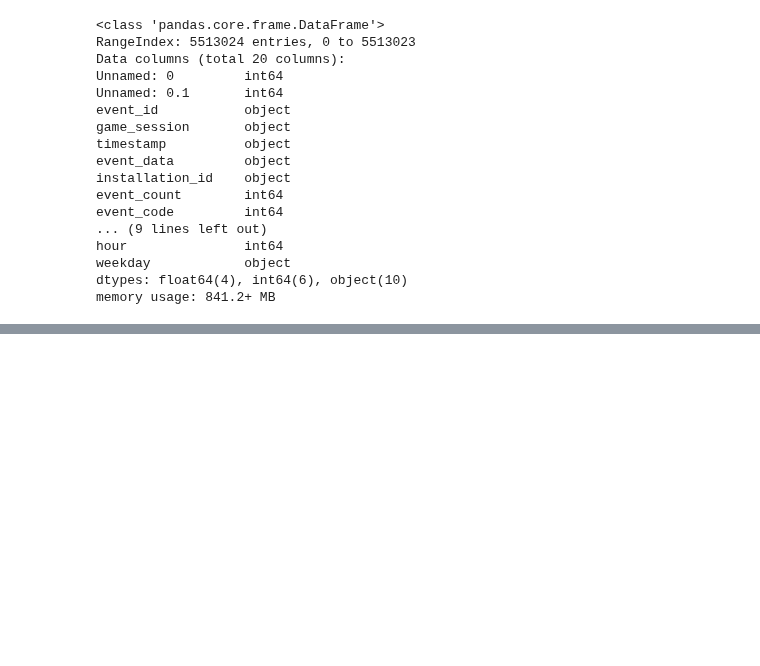
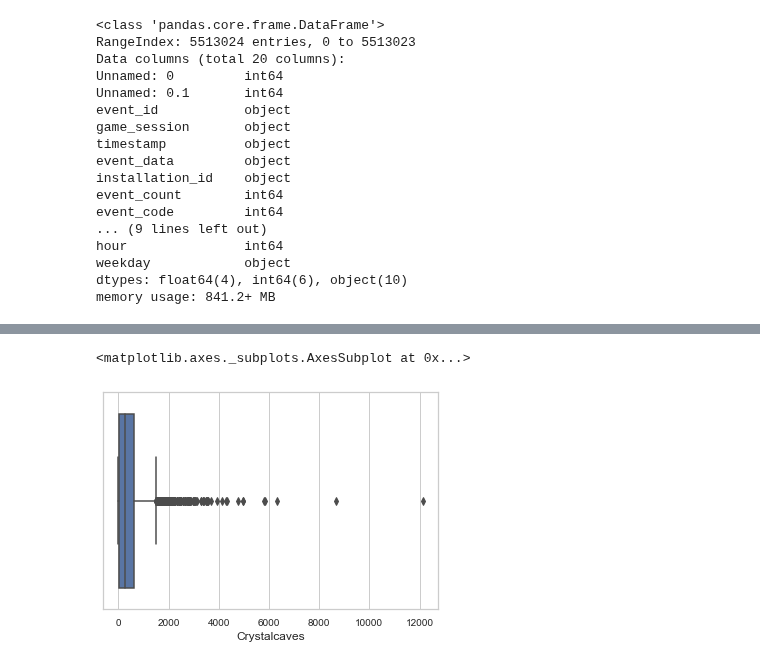
Before and after one commit to cats-in-the-hat/PBS-KIDS2, a Jupyter notebook: JQ_clean.ipynb, the cells around one changed output, grey strips where cells are left out. Saved outputs shown, nothing was run; the diff lists cells and outputs as text; code cells hidden in the pictures; blank space fills up the shorter version.

```diff
--- a/JQ_clean.ipynb
+++ b/JQ_clean.ipynb
@@ -90,0 +119,5 @@ agg
+# %%
+sns.boxplot(agg.Crystalcaves)
+# %% [output]
+<matplotlib.axes._subplots.AxesSubplot at 0x...>
+[figure, added]
```
Also changed, not shown: parts of 61 cells of this notebook, 1 other file.
